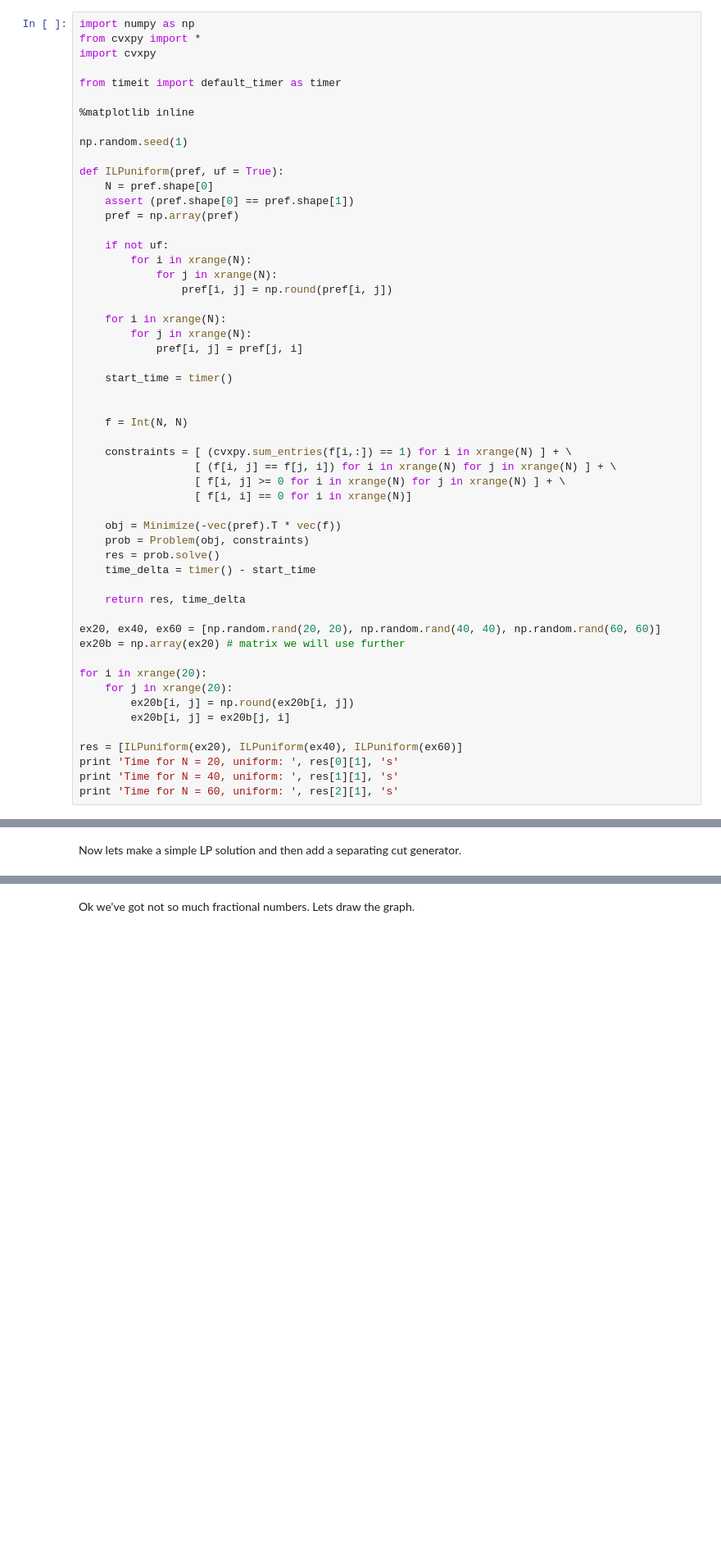
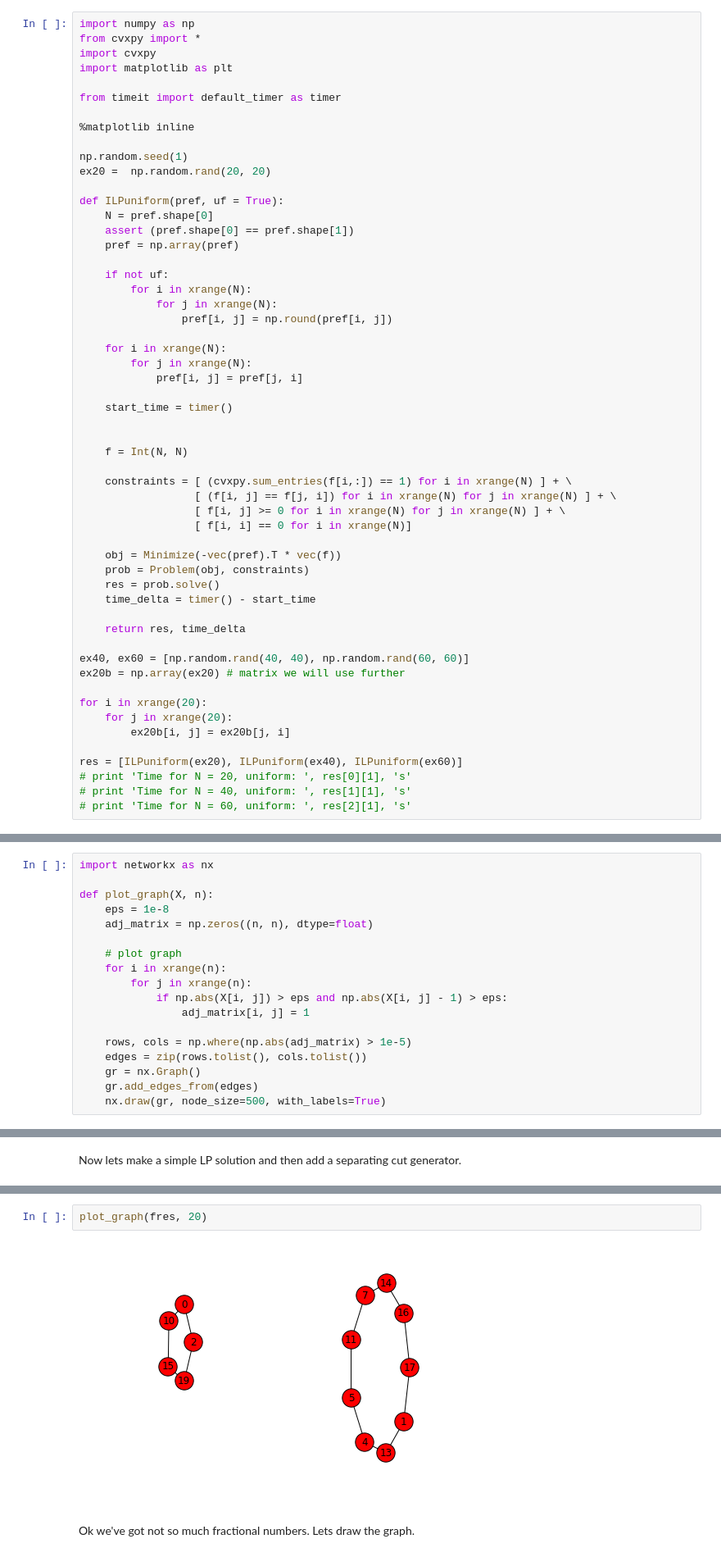
Before and after one commit to ivanovak/SK_OM2015, a Jupyter notebook: Assignment3/hw3.ipynb, the cells around one changed output, grey strips where cells are left out. Shown at 82% size. Drawn from its saved outputs; the diff is of its cells as text; blank space fills up the shorter version.

```diff
--- a/Assignment3/hw3.ipynb
+++ b/Assignment3/hw3.ipynb
@@ -267,12 +267,14 @@ $7.9$ vs GUROBI's $7.57$.
 import numpy as np
 from cvxpy import *
 import cvxpy
+import matplotlib as plt
 
 from timeit import default_timer as timer
 
 %matplotlib inline
 
 np.random.seed(1)
+ex20 =  np.random.rand(20, 20)
 
 def ILPuniform(pref, uf = True):
     N = pref.shape[0]
@@ -305,15 +307,14 @@ def ILPuniform(pref, uf = True):
 
     return res, time_delta
 
-ex20, ex40, ex60 = [np.random.rand(20, 20), np.random.rand(40, 40), np.random.rand(60, 60)]
+ex40, ex60 = [np.random.rand(40, 40), np.random.rand(60, 60)]
 ex20b = np.array(ex20) # matrix we will use further
 
 for i in xrange(20):
     for j in xrange(20):
-        ex20b[i, j] = np.round(ex20b[i, j])
         ex20b[i, j] = ex20b[j, i]
 
 res = [ILPuniform(ex20), ILPuniform(ex40), ILPuniform(ex60)]
-print 'Time for N = 20, uniform: ', res[0][1], 's'
-print 'Time for N = 40, uniform: ', res[1][1], 's'
-print 'Time for N = 60, uniform: ', res[2][1], 's'
+# print 'Time for N = 20, uniform: ', res[0][1], 's'
+# print 'Time for N = 40, uniform: ', res[1][1], 's'
+# print 'Time for N = 60, uniform: ', res[2][1], 's'
@@ -329,6 +347,24 @@ print 'Time for N = 40, uniform: ', res[1][1], 's'
 # %% [output]
 Time for N = 20, uniform:  0.469834089279 s
 Time for N = 40, uniform:  22.2096951008 s
+# %%
+import networkx as nx
+
+def plot_graph(X, n):
+    eps = 1e-8
+    adj_matrix = np.zeros((n, n), dtype=float)
+
+    # plot graph
+    for i in xrange(n):
+        for j in xrange(n):
+            if np.abs(X[i, j]) > eps and np.abs(X[i, j] - 1) > eps:
+                adj_matrix[i, j] = 1
+
+    rows, cols = np.where(np.abs(adj_matrix) > 1e-5)
+    edges = zip(rows.tolist(), cols.tolist())
+    gr = nx.Graph()
+    gr.add_edges_from(edges)
+    nx.draw(gr, node_size=500, with_labels=True)
 # %% [markdown]
 As we can see binary case is much more time consuming than with the randomly uniformed relation matrix.
 # %%
@@ -388,3 +423,7 @@ print zip(count_frac(fres)[1], map(lambda (i,j): np.round(fres[i,j], decimals =
+# %%
+plot_graph(fres, 20)
+# %% [output]
+[figure, added]
 # %% [markdown]
 Ok we've got not so much fractional numbers. Lets draw the graph.
 # %% [markdown]
```
Also changed, not shown: parts of 5 cells of this notebook, 6 other files.
